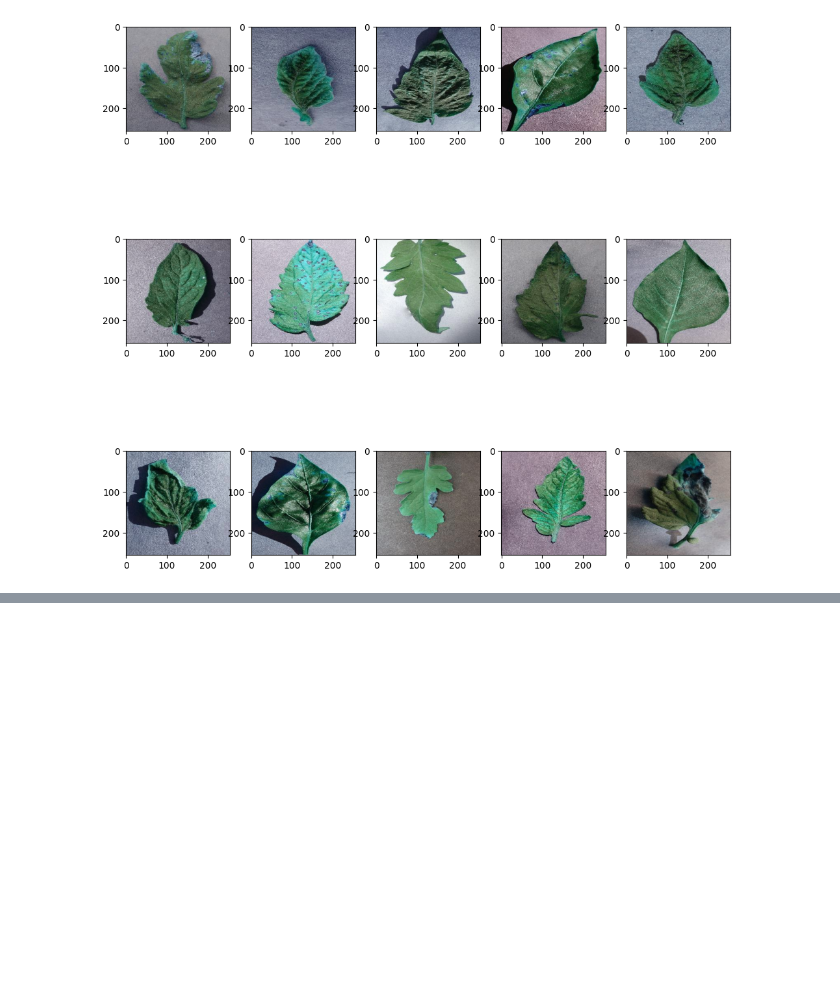
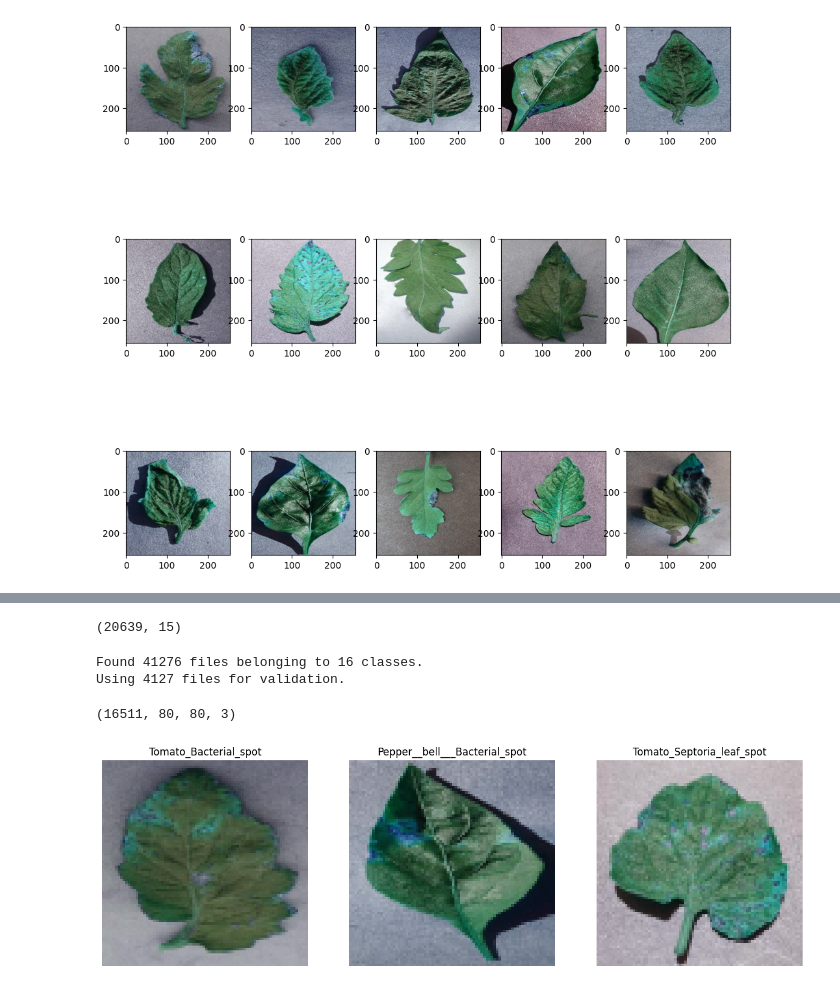
Before and after one commit to naelbenaissa/IA_LeafGuard, a Jupyter notebook: IA_LeafGuard.ipynb, the cells around one changed output, grey strips where cells are left out. Cells and saved outputs as stored; diff of their text form; code cells hidden in the pictures; blank space fills up the shorter version.

```diff
--- a/IA_LeafGuard.ipynb
+++ b/IA_LeafGuard.ipynb
@@ -96,0 +101,5 @@ X = get_training_data()
+# %%
+y = to_categorical(train['DiseaseID'],num_classes=np.unique(train['DiseaseID']).size)
+print(y.shape)
+# %% [output]
+(20639, 15)
@@ -96,0 +119,26 @@ X = get_training_data()
+# %%
+train_ds = image_dataset_from_dataframe(train,'File_Path','Disease_Type',batch_size=32)
+validation_ds = tf.keras.utils.image_dataset_from_directory(
+    data_dir,
+    validation_split=0.1,
+    subset='validation',
+    seed=123,
+    image_size=IMAGE_SIZE,
+    batch_size=32)
+# %% [output]
+Found 41276 files belonging to 16 classes.
+Using 4127 files for validation.
+# %%
+X_train, X_val, y_train, y_val = train_test_split(X,y,test_size=0.2,random_state=RANDOM_STATE)
+# %%
+X_train.shape
+# %% [output]
+(16511, 80, 80, 3)
+# %%
+fig, ax = plt.subplots(1, 3, figsize=(15, 15))
+for i in range(3):
+    ax[i].set_axis_off()
+    ax[i].imshow(X_train[i])
+    ax[i].set_title(classification_types[np.argmax(y_train[i])])
+# %% [output]
+[figure, added]
```
Also changed, not shown: parts of 4 cells of this notebook.
